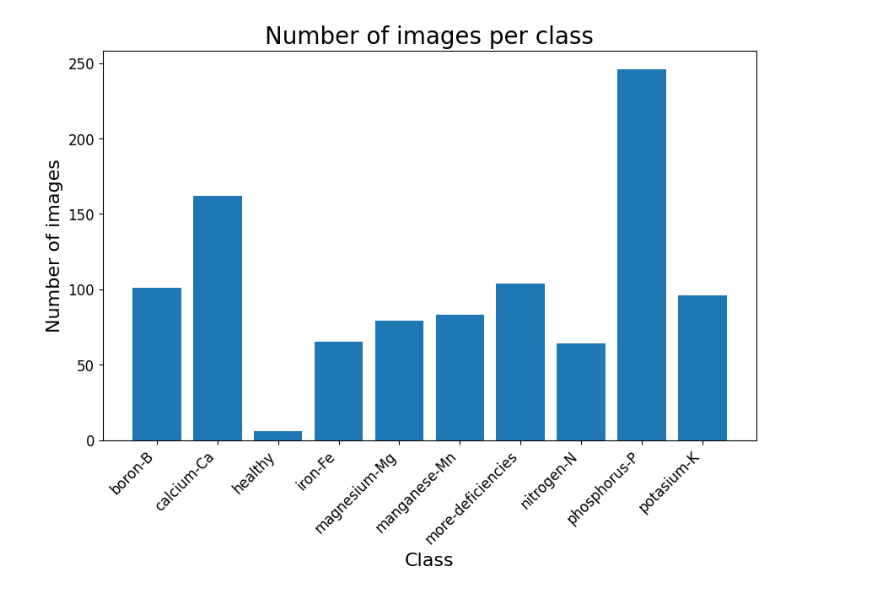
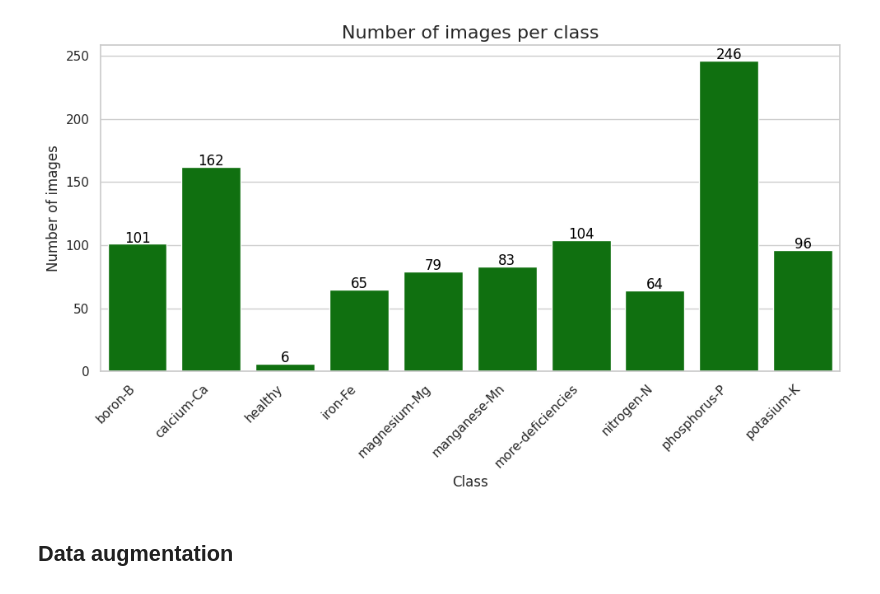
Before and after one commit to encars28/CoLeaf-CNN, a Jupyter notebook: data.ipynb, the cells around one changed output. Drawn from its saved outputs; the diff is of its cells as text; code cells hidden in the pictures.

```diff
--- a/data.ipynb
+++ b/data.ipynb
@@ -1 +13,6 @@
+# %%
+GRAPH_OUTPUT    = './output/graphs'
+DATASET_PATH   = './output/datasets/dataset.pt'
+# %%
+dataset: CoLeafDataset = torch.load(DATASET_PATH, weights_only=False)
 # %% [markdown]
@@ -23,13 +27,21 @@ display(df)
 # %%
 # Plot number of images per class
-plt.figure(figsize=(10, 6))
-bars = plt.bar(classes, images)
-plt.title("Number of images per class", fontsize=20)
-plt.xlabel("Class", fontsize=16)
-plt.ylabel("Number of images", fontsize=16)
-plt.xticks(rotation=45, ha='right', fontsize=12)
-plt.yticks(fontsize=12)
-plt.savefig(os.path.join(OUTPUT_PATH, "images_per_class.png"))
+sns.set_theme(style="whitegrid")
+plt.figure(figsize=(10,6))
+ax = sns.barplot(x="Class", y="Number of images", data=df, color='green')
+ax.set_title("Number of images per class", fontsize=16)
+
+for p in ax.patches:
+    ax.annotate(f'{int(p.get_height())}', (p.get_x() + p.get_width() / 2., p.get_height()),
+                ha='center', va='center', fontsize=12, color='black', xytext=(0, 5),
+                textcoords='offset points')
+
+plt.xticks(rotation=45, ha='right')
+
+plt.tight_layout()
+plt.savefig(os.path.join(GRAPH_OUTPUT, 'images_per_class.png'))
 plt.show()
 # %% [output]
-[figure, old version]
+[figure, new version]
+# %% [markdown]
+## Data augmentation
```
Also changed, not shown: parts of 5 cells of this notebook, 18 other files.
